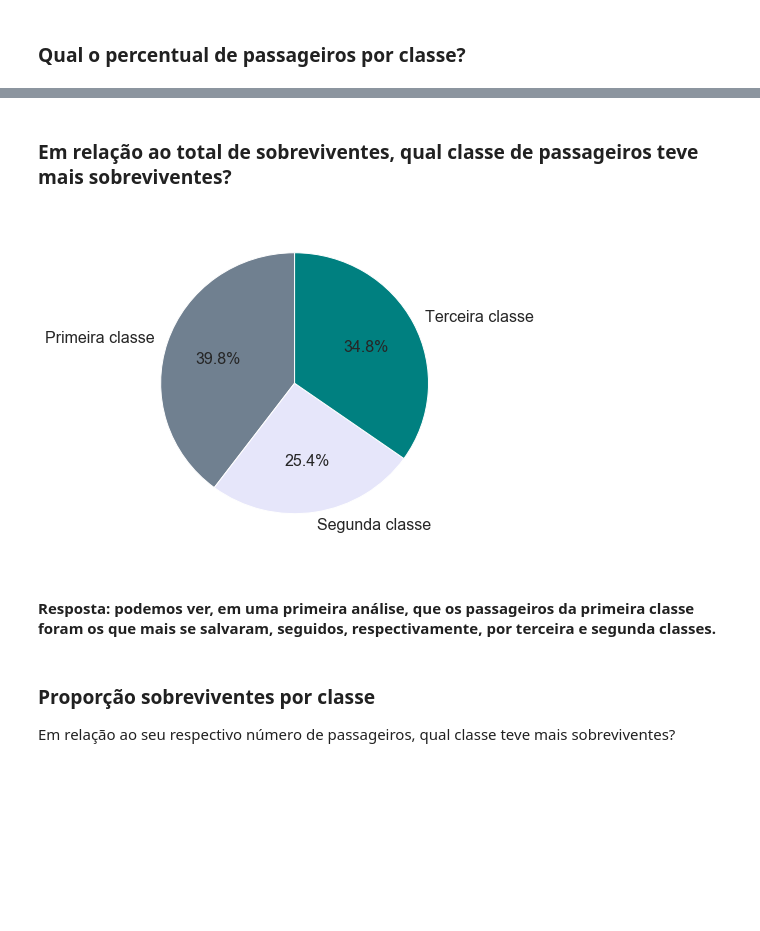
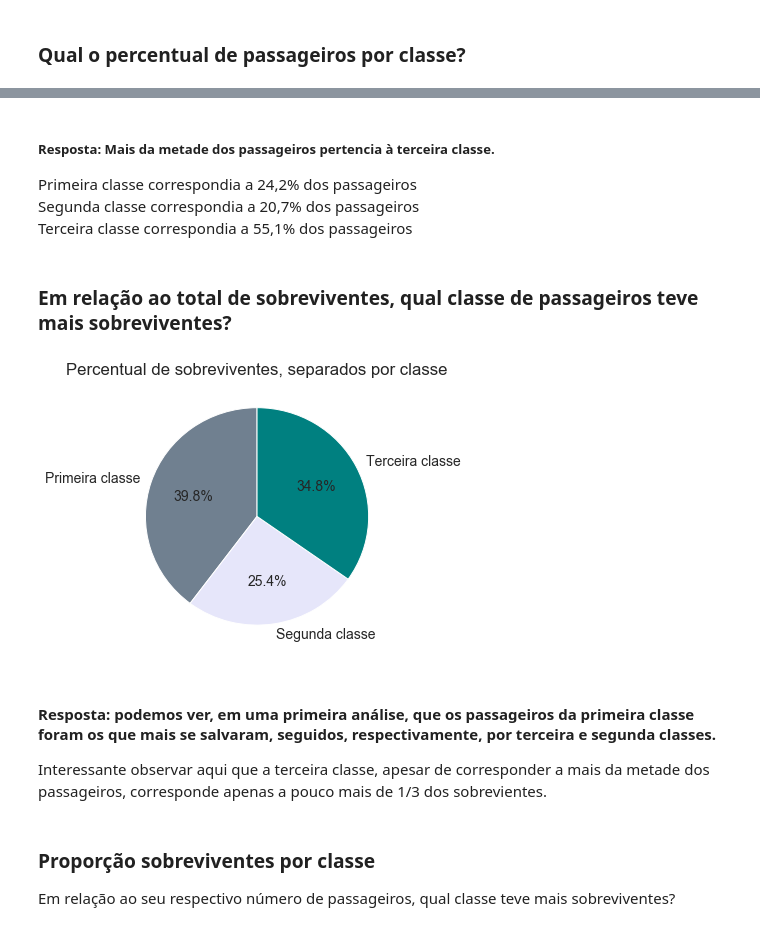
Before and after one commit to rovedajr/Udacity_FDSI_02, a Jupyter notebook: analise_titanic.ipynb, the cells around one changed output, grey strips where cells are left out. Saved outputs shown, nothing was run; the diff lists cells and outputs as text; code cells hidden in the pictures; blank space fills up the shorter version.

```diff
--- a/analise_titanic.ipynb
+++ b/analise_titanic.ipynb
@@ -50,11 +34,11 @@ memory usage: 48.7+ KB
 A solução, conforme apresentada em exercícios anteriores, é pegar a média de valores da coluna e preencher os espaços vazios com esse valor.
 # %%
 # preenchendo com o valor médio da coluna nas células em branco
-mean_age = dfc['Age'].mean()
-dfc['Age'].fillna(mean_age, inplace=True)
+mean_age = df['Age'].mean()
+df['Age'].fillna(mean_age, inplace=True)
 
 # verificando novamente se os dados estão OK
-dfc.info()
+df.info()
 # %% [output]
 <class 'pandas.core.frame.DataFrame'>
 Int64Index: 891 entries, 1 to 891
@@ -130,28 +121,35 @@ plt.show();
+# %% [markdown]
+##### Resposta: Mais da metade dos passageiros pertencia à terceira classe.
+Primeira classe correspondia a 24,2% dos passageiros
+Segunda classe correspondia a 20,7% dos passageiros
+Terceira classe correspondia a 55,1% dos passageiros
 # %% [markdown]
 ### Em relação ao total de sobreviventes, qual classe de passageiros teve mais sobreviventes?
 # %%
 # análise preliminar
 sfclass = dfc.query('Survived == 1 and Pclass == 1')['Survived'].count()
 ssclass = dfc.query('Survived == 1 and Pclass == 2')['Survived'].count()
 stclass = dfc.query('Survived == 1 and Pclass == 3')['Survived'].count()
 
 fclass = dfc.query('Survived == 0 and Pclass == 1')['Survived'].count()
 sclass = dfc.query('Survived == 0 and Pclass == 2')['Survived'].count()
 tclass = dfc.query('Survived == 0 and Pclass == 3')['Survived'].count()
 
 # Pie chart, where the slices will be ordered and plotted counter-clockwise:
 clabels = 'Primeira classe', 'Segunda classe', 'Terceira classe'
 ssizes = [sfclass, ssclass, stclass]
 dsizes = [fclass, sclass, stclass]
 colors= ['slategray', 'lavender', 'teal']
 
-fig1, ax1 = plt.subplots(figsize=(6,6))
+fig1, ax1 = plt.subplots(figsize=(5,5))
 ax1.pie(ssizes, labels=clabels, autopct='%1.1f%%', colors=colors, startangle=90)
+plt.title('Percentual de sobreviventes, separados por classe')
 plt.show()
 # %% [output]
-[figure, old version]
+[figure, new version]
 # %% [markdown]
 #### Resposta: podemos ver, em uma primeira análise, que os passageiros da primeira classe foram os que mais se salvaram, seguidos, respectivamente, por terceira e segunda classes.
+Interessante observar aqui que a terceira classe, apesar de corresponder a mais da metade dos passageiros, corresponde apenas a pouco mais de 1/3 dos sobrevientes.
 # %% [markdown]
 ### Proporção sobreviventes por classe
 Em relação ao seu respectivo número de passageiros, qual classe teve mais sobreviventes?
```
Also changed, not shown: parts of 20 cells of this notebook, 1 other file.
